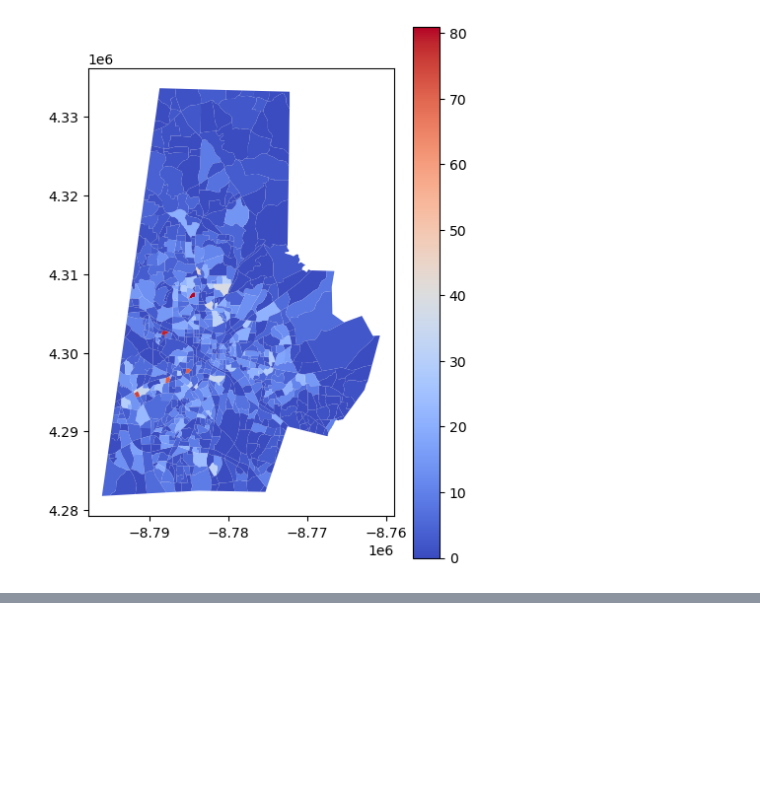
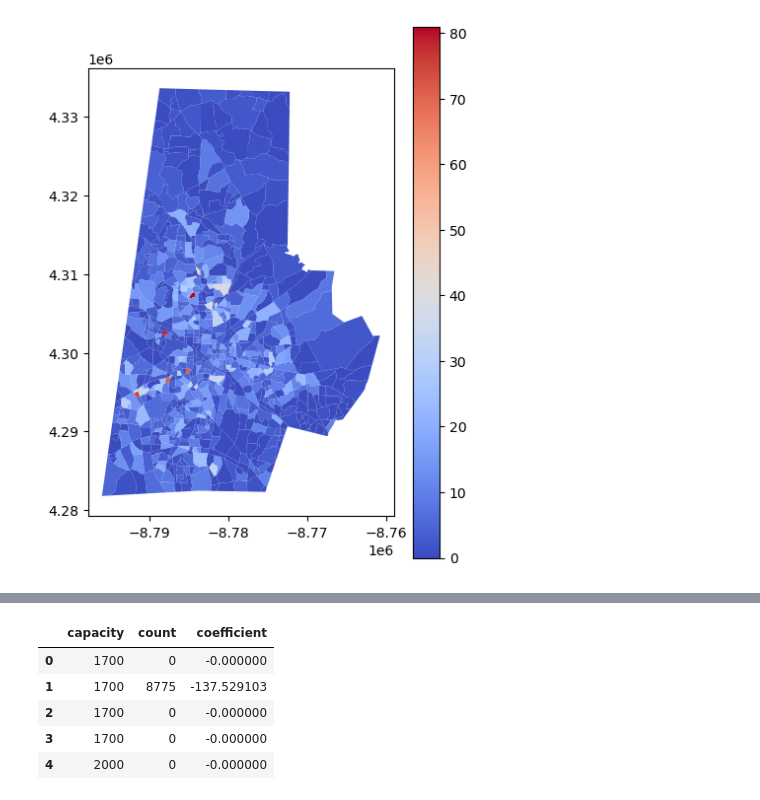
Before and after one commit to olublin/DPS-Planning, a Jupyter notebook: Base_Projection.ipynb, the cells around one changed output, grey strips where cells are left out. Saved outputs shown, nothing was run; the diff lists cells and outputs as text; code cells hidden in the pictures; blank space fills up the shorter version.

```diff
--- a/Base_Projection.ipynb
+++ b/Base_Projection.ipynb
@@ -234,0 +174,48 @@ hs_counts['capacity'] = [1700,1700,1700,1700,2000]
+# %%
+#repeat until capacities in range
+counts = pd.DataFrame([])
+counts['capacity'] = [1700,1700,1700,1700,2000]
+for i in range(0,10):
+    counts['count']=[0,0,0,0,0]
+    if i==0:
+        counts['coefficient']=[1,1,1,1,1]
+    for pu in hs_2028_geo.index:
+        centroid = hs_2028_geo.loc[pu,'centroid']
+        num_students = hs_2028_geo.loc[pu,'count']
+        [Southern, Hillside, Northern, Riverside, Jordan] = [dps_base_hs.iloc[0,28].distance(centroid)*counts.loc[0,'coefficient'],
+                                                             dps_base_hs.iloc[1,28].distance(centroid)*counts.loc[1,'coefficient'],
+                                                             dps_base_hs.iloc[2,28].distance(centroid)*counts.loc[2,'coefficient'],
+                                                             dps_base_hs.iloc[3,28].distance(centroid)*counts.loc[3,'coefficient'],
+                                                             dps_base_hs.iloc[4,28].distance(centroid)*counts.loc[4,'coefficient']]
+        distances = {'Southern':Southern,
+                     'Hillside':Hillside,
+                     'Northern':Northern,
+                     'Riverside':Riverside,
+                     'Jordan':Jordan}
+
+        assign = min(distances, key = distances.get)
+        if assign == 'Southern':
+            counts.loc[0,'count']+=num_students
+        if assign == 'Hillside':
+            counts.loc[1,'count']+=num_students
+        if assign == 'Northern':
+            counts.loc[2,'count']+=num_students
+        if assign == 'Riverside':
+            counts.loc[3,'count']+=num_students
+        if assign == 'Jordan':
+            counts.loc[4,'count']+=num_students
+        hs_2028_geo.loc[pu,'assign']=assign
+    counts['coefficient'] = (counts['count']/counts['capacity'])**3
+
+
+
+    #calculate coefficient outside for loop
+# %%
+counts
+# %% [output]
+|  | capacity | count | coefficient |
+| 0 | 1700 | 0 | -0.000000 |
+| 1 | 1700 | 8775 | -137.529103 |
+| 2 | 1700 | 0 | -0.000000 |
+| 3 | 1700 | 0 | -0.000000 |
+| 4 | 2000 | 0 | -0.000000 |
```
Also changed, not shown: parts of 8 cells of this notebook.
